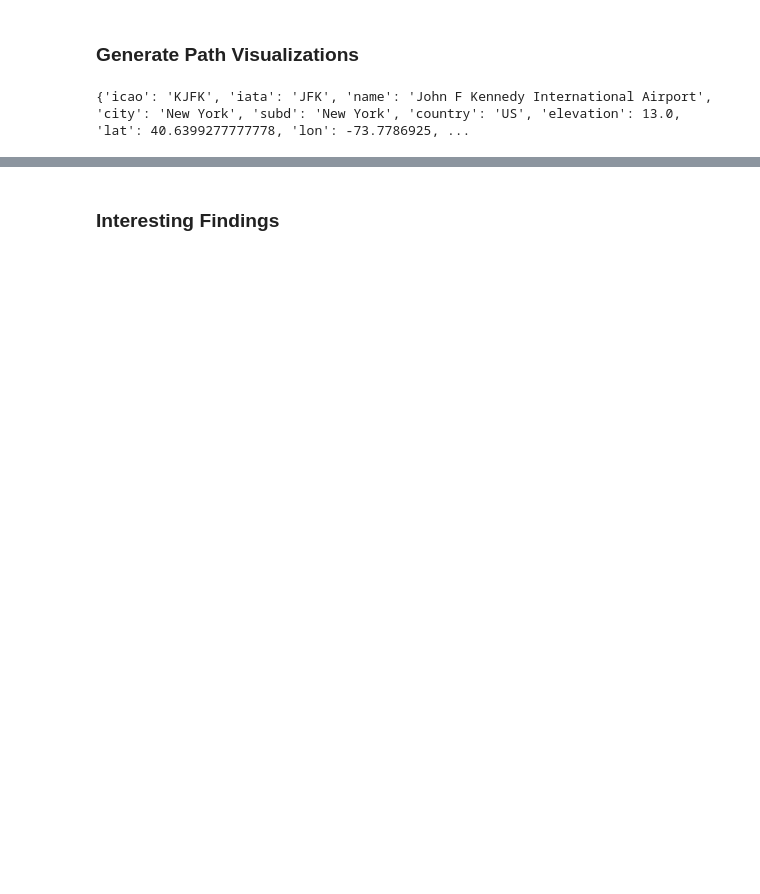
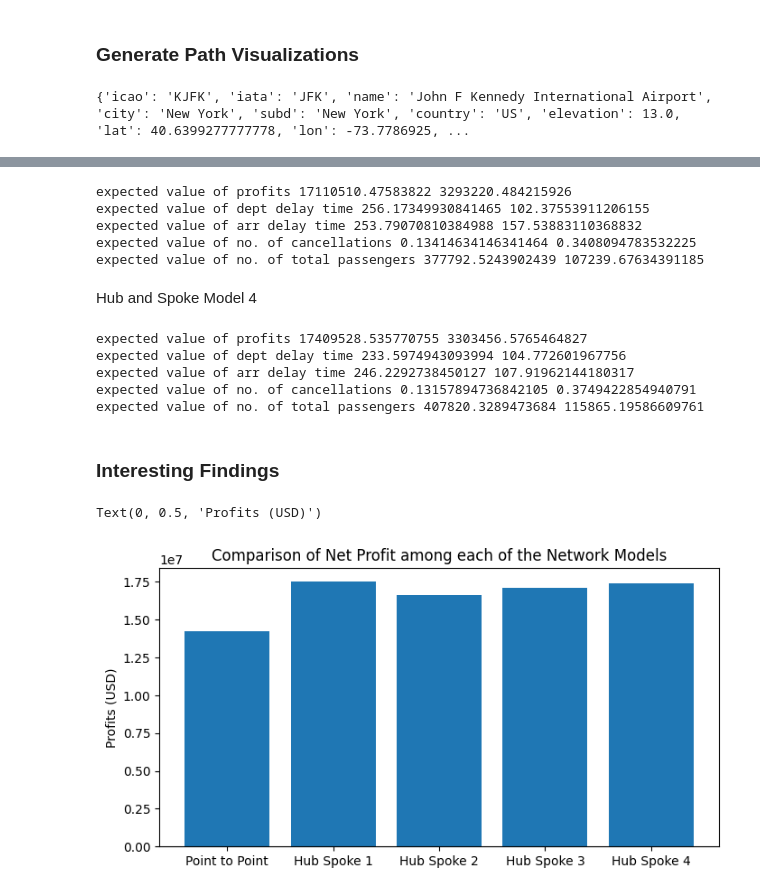
Before and after one commit to krutalp/Airline_Route_Analytics, a Jupyter notebook: Simulation.ipynb, the cells around one changed output, grey strips where cells are left out. Cells and saved outputs as stored; diff of their text form; code cells hidden in the pictures; blank space fills up the shorter version.

Commit message:
finished hub spoke simulation and final rslts

```diff
--- a/Simulation.ipynb
+++ b/Simulation.ipynb
@@ -356,2 +454,66 @@ Path: ['MCO', 'MDW', 'PDX', 'OAK', 'PDX', 'LAS', 'HOU', 'SAN']
+# %%
+print('expected value of profits', np.mean(profits_vec_h3), np.std(profits_vec_h3))
+print('expected value of dept delay time', np.mean(dept_delay_vec_h3), np.std(dept_delay_vec_h3))
+print('expected value of arr delay time', np.mean(arr_delay_vec_h3), np.std(arr_delay_vec_h3))
+print('expected value of no. of cancellations', np.mean(cancellations_vec_h3), np.std(cancellations_vec_h3))
+print('expected value of no. of total passengers', np.mean(number_of_pass_h3), np.std(number_of_pass_h3))
+# %% [output]
+expected value of profits 17110510.47583822 3293220.484215926
+expected value of dept delay time 256.17349930841465 102.37553911206155
+expected value of arr delay time 253.79070810384988 157.53883110368832
+expected value of no. of cancellations 0.13414634146341464 0.3408094783532225
+expected value of no. of total passengers 377792.5243902439 107239.67634391185
+# %% [markdown]
+Hub and Spoke Model 4
+# %%
+hub_spoke_model_4 = pd.read_csv("Database/subset_4.csv")
+identifiers4 = hub_spoke_model_4['citypair'].to_list()
+hub_spoke_model_4 = edge_dataset[edge_dataset['citypair'].isin(identifiers4)]
+h_s_graph_4 = preprocess_data(hub_spoke_model_4)
+h_s_graph_4_airports = get_airports(hub_spoke_model_4)
+
+# code cell for hub and spoke model 4
+
+from tqdm import tqdm
+# store each of the attributes into a data vector indexed along the airports list
+profits_vec_h4 = []
+dept_delay_vec_h4 = []
+arr_delay_vec_h4 = []
+cancellations_vec_h4 = []
+number_of_pass_h4 = []
+
+h_s_4_airports = [i for i in h_s_graph_4_airports]
+for loc in tqdm(h_s_4_airports):
+    a,b,c,d,e = simulate_flight_traversal(G=h_s_graph_4, start_node=loc,N=10)
+    profits_vec_h4.append(a)
+    dept_delay_vec_h4.append(b)
+    arr_delay_vec_h4.append(c)
+    number_of_pass_h4.append(d)
+    cancellations_vec_h4.append(e)
+# %%
+print('expected value of profits', np.mean(profits_vec_h4), np.std(profits_vec_h4))
+print('expected value of dept delay time', np.mean(dept_delay_vec_h4), np.std(dept_delay_vec_h4))
+print('expected value of arr delay time', np.mean(arr_delay_vec_h4), np.std(arr_delay_vec_h4))
+print('expected value of no. of cancellations', np.mean(cancellations_vec_h4), np.std(cancellations_vec_h4))
+print('expected value of no. of total passengers', np.mean(number_of_pass_h4), np.std(number_of_pass_h4))
+# %% [output]
+expected value of profits 17409528.535770755 3303456.5765464827
+expected value of dept delay time 233.5974943093994 104.772601967756
+expected value of arr delay time 246.2292738450127 107.91962144180317
+expected value of no. of cancellations 0.13157894736842105 0.3749422854940791
+expected value of no. of total passengers 407820.3289473684 115865.19586609761
 # %% [markdown]
 ### Interesting Findings
+# %%
+# compare profits among each of the models
+fig_1 = plt.figure(figsize = (8,4), facecolor='w',edgecolor='k')
+
+data_vec_mean = [np.mean(profits_vec), np.mean(profits_vec_h1), np.mean(profits_vec_h2), np.mean(profits_vec_h3), np.mean(profits_vec_h4)]
+labels = ['Point to Point', 'Hub Spoke 1', 'Hub Spoke 2', 'Hub Spoke 3', 'Hub Spoke 4']
+data_vec_std = [np.std(profits_vec), np.std(profits_vec_h1), np.std(profits_vec_h2), np.std(profits_vec_h3), np.std(profits_vec_h4)]
+plt.bar(labels,data_vec_mean)
+plt.title('Comparison of Net Profit among each of the Network Models')
+plt.ylabel('Profits (USD)')
+# %% [output]
+Text(0, 0.5, 'Profits (USD)')
+[figure, added]
```
Also changed, not shown: parts of 31 cells of this notebook.
